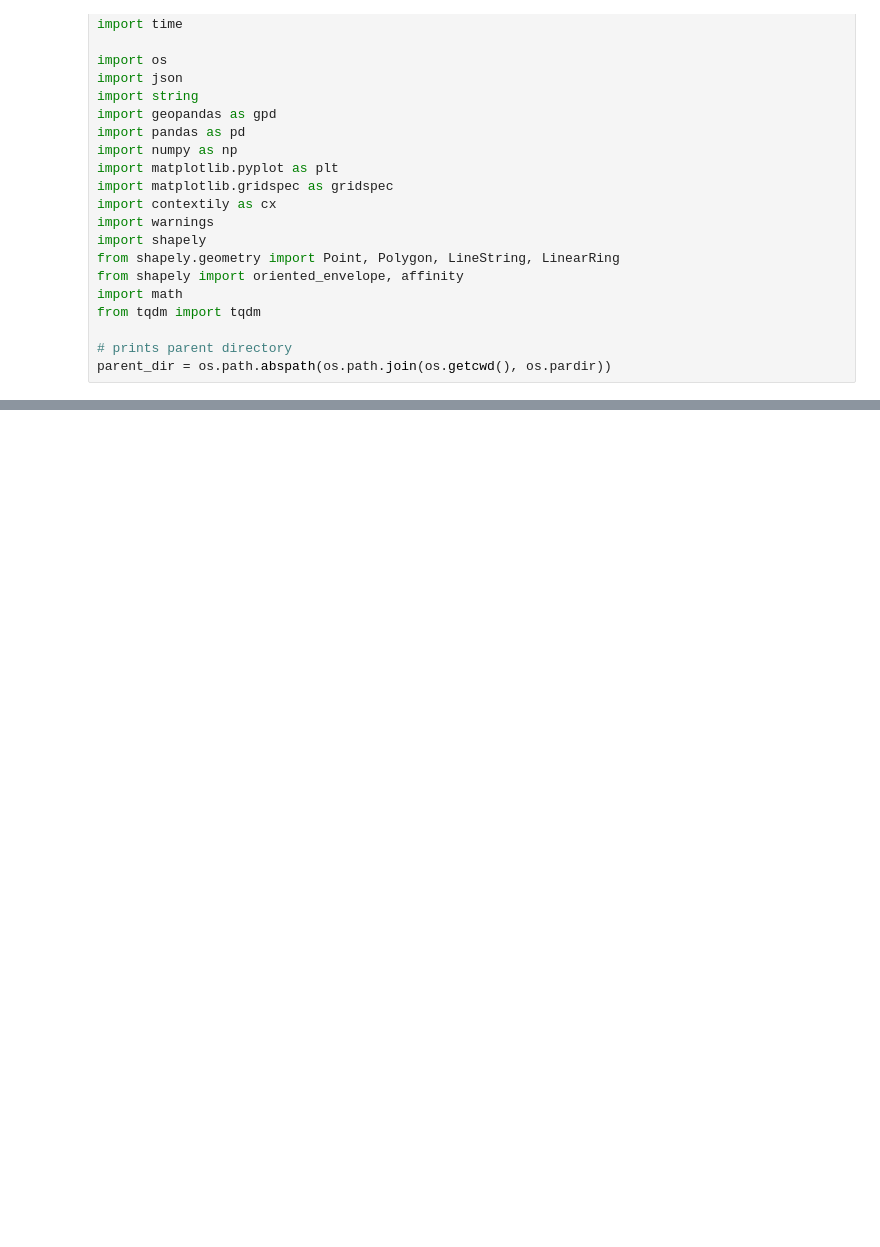
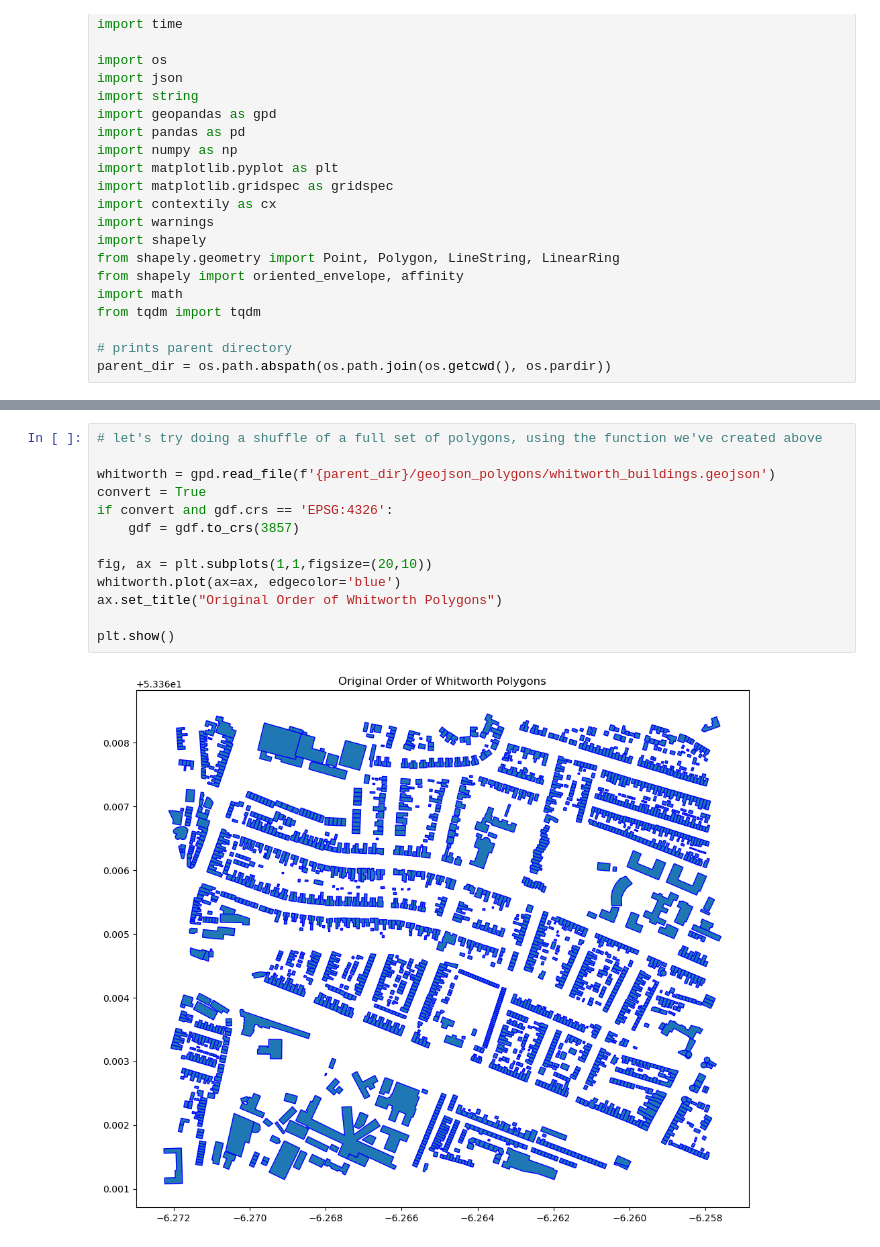
Before and after one commit to paddeaux/radian, a Jupyter notebook: notebooks/testing.ipynb, the cells around one changed output, grey strips where cells are left out. Cells and saved outputs as stored; diff of their text form; blank space fills up the shorter version.

```diff
--- a/notebooks/testing.ipynb
+++ b/notebooks/testing.ipynb
@@ -157,0 +87,15 @@ GEOSException: IllegalArgumentException: Points of LinearRing do not form a clos
+# %%
+# let's try doing a shuffle of a full set of polygons, using the function we've created above
+
+whitworth = gpd.read_file(f'{parent_dir}/geojson_polygons/whitworth_buildings.geojson')
+convert = True
+if convert and gdf.crs == 'EPSG:4326':
+    gdf = gdf.to_crs(3857)
+
+fig, ax = plt.subplots(1,1,figsize=(20,10))
+whitworth.plot(ax=ax, edgecolor='blue')
+ax.set_title("Original Order of Whitworth Polygons")
+
+plt.show()
+# %% [output]
+[figure, added]
```
Also changed, not shown: parts of 6 cells of this notebook.
